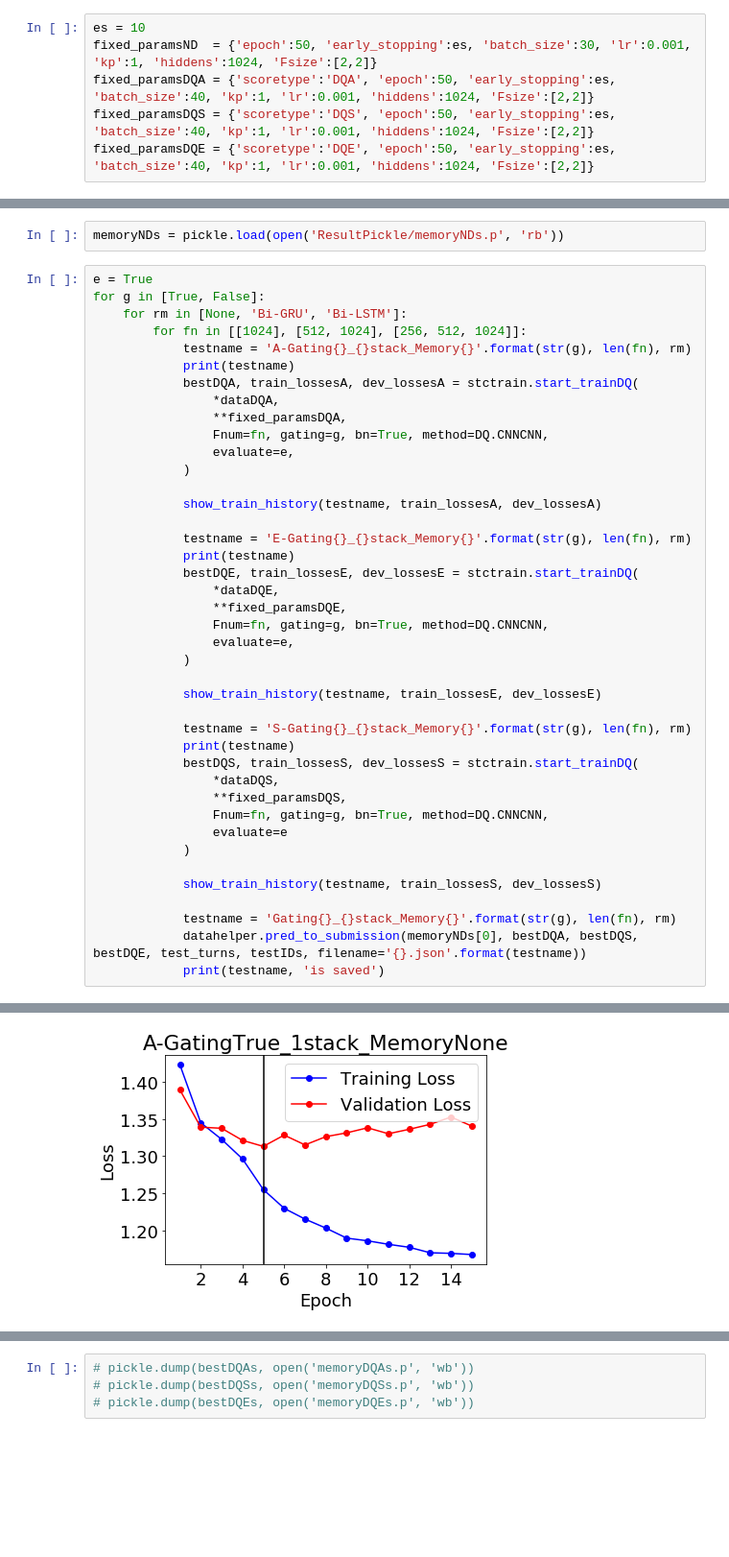
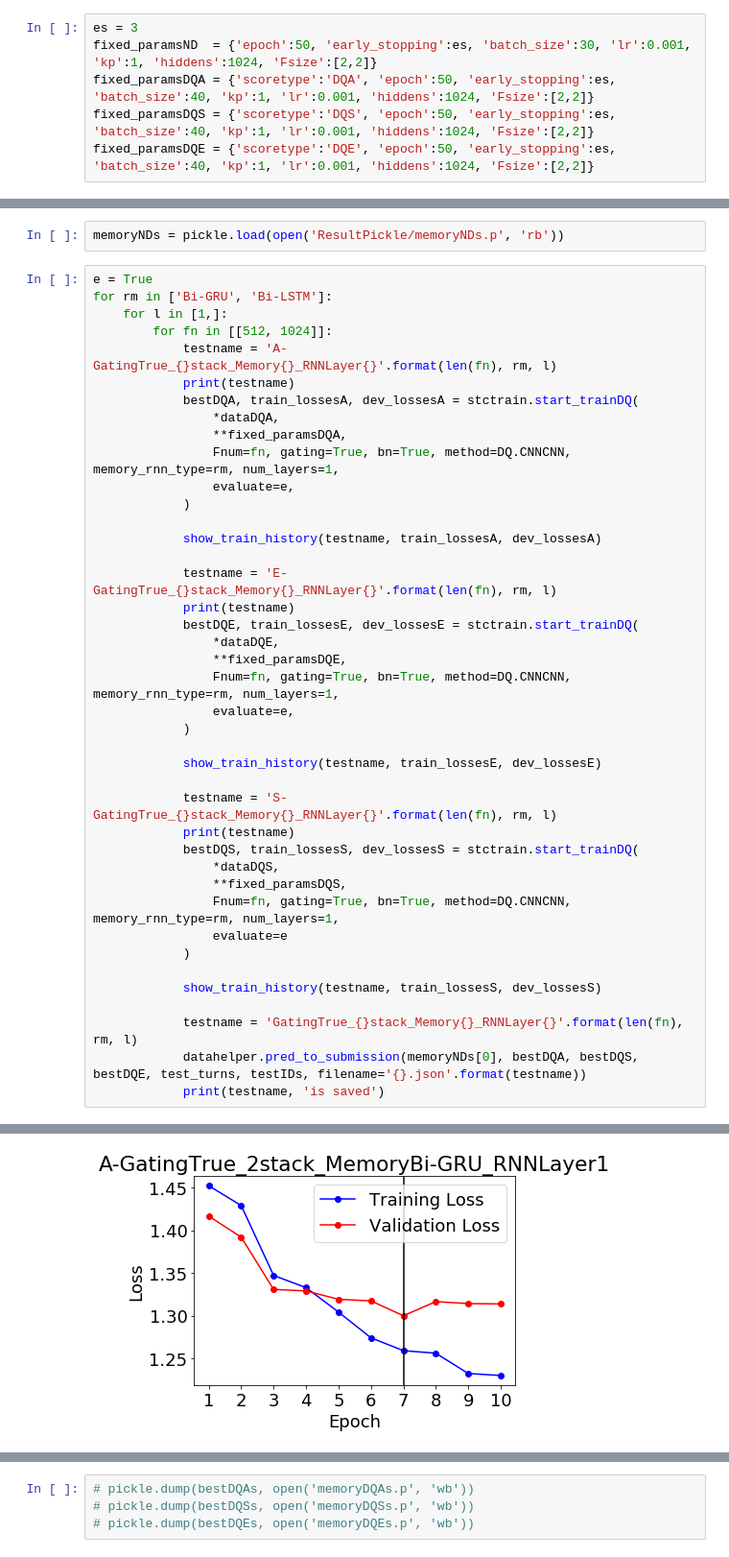
Before and after one commit to SeanCherngTW/NTCIR-STC3-NDDQsubtask, a Jupyter notebook: src/Hierarchical_model.ipynb, the cells around one changed output, grey strips where cells are left out. Shown: that part at 96% size. Saved outputs shown, nothing was run; the diff lists cells and outputs as text; blank space fills up the shorter version.

Commit message:
Add rnnLayer and keep_prob for DQ

```diff
--- a/src/Hierarchical_model.ipynb
+++ b/src/Hierarchical_model.ipynb
@@ -101,7 +101,7 @@ dataDQA = [trainX, trainDQA, train_turns, devX, devDQA, dev_turns, testX, test_t
 dataDQS = [trainX, trainDQS, train_turns, devX, devDQS, dev_turns, testX, test_turns]
 dataDQE = [trainX, trainDQE, train_turns, devX, devDQE, dev_turns, testX, test_turns]
 # %%
-es = 10
+es = 3
 fixed_paramsND  = {'epoch':50, 'early_stopping':es, 'batch_size':30, 'lr':0.001, 'kp':1, 'hiddens':1024, 'Fsize':[2,2]}
 fixed_paramsDQA = {'scoretype':'DQA', 'epoch':50, 'early_stopping':es, 'batch_size':40, 'kp':1, 'lr':0.001, 'hiddens':1024, 'Fsize':[2,2]}
 fixed_paramsDQS = {'scoretype':'DQS', 'epoch':50, 'early_stopping':es, 'batch_size':40, 'kp':1, 'lr':0.001, 'hiddens':1024, 'Fsize':[2,2]}
@@ -157,43 +157,43 @@ for mr in [None, 'Bi-GRU']:
 memoryNDs = pickle.load(open('ResultPickle/memoryNDs.p', 'rb'))
 # %%
 e = True
-for g in [True, False]:
-    for rm in [None, 'Bi-GRU', 'Bi-LSTM']:
-        for fn in [[1024], [512, 1024], [256, 512, 1024]]:
-            testname = 'A-Gating{}_{}stack_Memory{}'.format(str(g), len(fn), rm)
+for rm in ['Bi-GRU', 'Bi-LSTM']:
+    for l in [1,]:
+        for fn in [[512, 1024]]:
+            testname = 'A-GatingTrue_{}stack_Memory{}_RNNLayer{}'.format(len(fn), rm, l)
             print(testname)
             bestDQA, train_lossesA, dev_lossesA = stctrain.start_trainDQ(
                 *dataDQA,
                 **fixed_paramsDQA,
-                Fnum=fn, gating=g, bn=True, method=DQ.CNNCNN,
+                Fnum=fn, gating=True, bn=True, method=DQ.CNNCNN, memory_rnn_type=rm, num_layers=1,
                 evaluate=e,
             )
 
             show_train_history(testname, train_lossesA, dev_lossesA)
 
-            testname = 'E-Gating{}_{}stack_Memory{}'.format(str(g), len(fn), rm)
+            testname = 'E-GatingTrue_{}stack_Memory{}_RNNLayer{}'.format(len(fn), rm, l)
             print(testname)
             bestDQE, train_lossesE, dev_lossesE = stctrain.start_trainDQ(
                 *dataDQE,
                 **fixed_paramsDQE,
-                Fnum=fn, gating=g, bn=True, method=DQ.CNNCNN,
+                Fnum=fn, gating=True, bn=True, method=DQ.CNNCNN, memory_rnn_type=rm, num_layers=1,
                 evaluate=e,
             )
 
             show_train_history(testname, train_lossesE, dev_lossesE)
 
-            testname = 'S-Gating{}_{}stack_Memory{}'.format(str(g), len(fn), rm)
+            testname = 'S-GatingTrue_{}stack_Memory{}_RNNLayer{}'.format(len(fn), rm, l)
             print(testname)
             bestDQS, train_lossesS, dev_lossesS = stctrain.start_trainDQ(
                 *dataDQS,
                 **fixed_paramsDQS,
-                Fnum=fn, gating=g, bn=True, method=DQ.CNNCNN,
+                Fnum=fn, gating=True, bn=True, method=DQ.CNNCNN, memory_rnn_type=rm, num_layers=1,
                 evaluate=e
             )
 
             show_train_history(testname, train_lossesS, dev_lossesS)
 
-            testname = 'Gating{}_{}stack_Memory{}'.format(str(g), len(fn), rm)
+            testname = 'GatingTrue_{}stack_Memory{}_RNNLayer{}'.format(len(fn), rm, l)
             datahelper.pred_to_submission(memoryNDs[0], bestDQA, bestDQS, bestDQE, test_turns, testIDs, filename='{}.json'.format(testname))
             print(testname, 'is saved')
 # %% [output]
@@ -202,2 +202,2 @@ INFO:Training:CNNCNN|15|True|True|2_2|1024|1024|0.08734|0.13380
 <Figure size 360x864 with 0 Axes>
-[figure, old version]
+[figure, new version]
```
Also changed, not shown: parts of 2 cells of this notebook, 3 other files.
